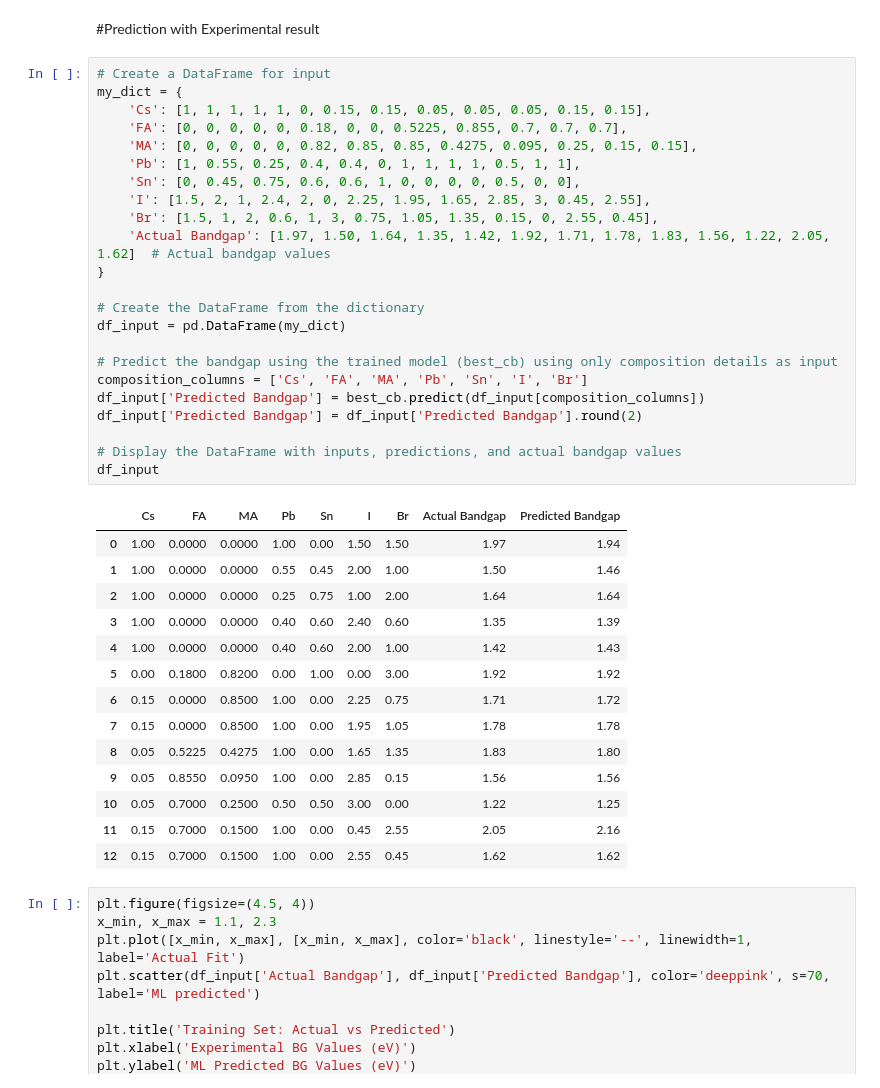
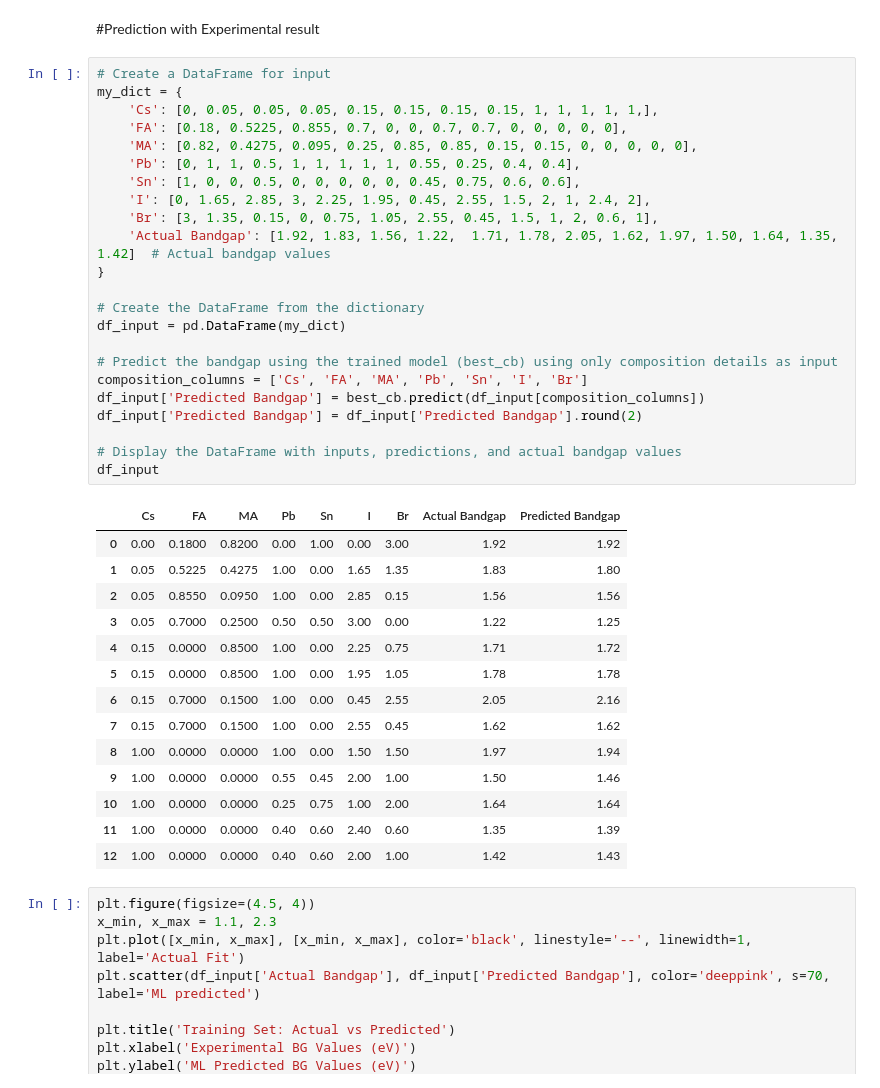
Before and after one commit to gongjiawei105/analysis, a Jupyter notebook: 3_CB_model.ipynb, the cells around one changed output. Drawn from its saved outputs; the diff is of its cells as text.

```diff
--- a/3_CB_model.ipynb
+++ b/3_CB_model.ipynb
@@ -125,41 +125,41 @@ RMSE on Test Set: 0.054377358496528715
 # %%
 # Create a DataFrame for input
 my_dict = {
-    'Cs': [1, 1, 1, 1, 1, 0, 0.15, 0.15, 0.05, 0.05, 0.05, 0.15, 0.15],
-    'FA': [0, 0, 0, 0, 0, 0.18, 0, 0, 0.5225, 0.855, 0.7, 0.7, 0.7],
-    'MA': [0, 0, 0, 0, 0, 0.82, 0.85, 0.85, 0.4275, 0.095, 0.25, 0.15, 0.15],
-    'Pb': [1, 0.55, 0.25, 0.4, 0.4, 0, 1, 1, 1, 1, 0.5, 1, 1],
-    'Sn': [0, 0.45, 0.75, 0.6, 0.6, 1, 0, 0, 0, 0, 0.5, 0, 0],
-    'I': [1.5, 2, 1, 2.4, 2, 0, 2.25, 1.95, 1.65, 2.85, 3, 0.45, 2.55],
-    'Br': [1.5, 1, 2, 0.6, 1, 3, 0.75, 1.05, 1.35, 0.15, 0, 2.55, 0.45],
-    'Actual Bandgap': [1.97, 1.50, 1.64, 1.35, 1.42, 1.92, 1.71, 1.78, 1.83, 1.56, 1.22, 2.05, 1.62]  # Actual bandgap values
+    'Cs': [0, 0.05, 0.05, 0.05, 0.15, 0.15, 0.15, 0.15, 1, 1, 1, 1, 1,],
+    'FA': [0.18, 0.5225, 0.855, 0.7, 0, 0, 0.7, 0.7, 0, 0, 0, 0, 0],
+    'MA': [0.82, 0.4275, 0.095, 0.25, 0.85, 0.85, 0.15, 0.15, 0, 0, 0, 0, 0],
+    'Pb': [0, 1, 1, 0.5, 1, 1, 1, 1, 1, 0.55, 0.25, 0.4, 0.4],
+    'Sn': [1, 0, 0, 0.5, 0, 0, 0, 0, 0, 0.45, 0.75, 0.6, 0.6],
+    'I': [0, 1.65, 2.85, 3, 2.25, 1.95, 0.45, 2.55, 1.5, 2, 1, 2.4, 2],
+    'Br': [3, 1.35, 0.15, 0, 0.75, 1.05, 2.55, 0.45, 1.5, 1, 2, 0.6, 1],
+    'Actual Bandgap': [1.92, 1.83, 1.56, 1.22,  1.71, 1.78, 2.05, 1.62, 1.97, 1.50, 1.64, 1.35, 1.42]  # Actual bandgap values
 }
 
 # Create the DataFrame from the dictionary
 df_input = pd.DataFrame(my_dict)
 
 # Predict the bandgap using the trained model (best_cb) using only composition details as input
 composition_columns = ['Cs', 'FA', 'MA', 'Pb', 'Sn', 'I', 'Br']
 df_input['Predicted Bandgap'] = best_cb.predict(df_input[composition_columns])
 df_input['Predicted Bandgap'] = df_input['Predicted Bandgap'].round(2)
 
 # Display the DataFrame with inputs, predictions, and actual bandgap values
 df_input
 # %% [output]
 |  | Cs | FA | MA | Pb | Sn | I | Br | Actual Bandgap | Predicted Bandgap |
-| 0 | 1.00 | 0.0000 | 0.0000 | 1.00 | 0.00 | 1.50 | 1.50 | 1.97 | 1.94 |
-| 1 | 1.00 | 0.0000 | 0.0000 | 0.55 | 0.45 | 2.00 | 1.00 | 1.50 | 1.46 |
-| 2 | 1.00 | 0.0000 | 0.0000 | 0.25 | 0.75 | 1.00 | 2.00 | 1.64 | 1.64 |
-| 3 | 1.00 | 0.0000 | 0.0000 | 0.40 | 0.60 | 2.40 | 0.60 | 1.35 | 1.39 |
-| 4 | 1.00 | 0.0000 | 0.0000 | 0.40 | 0.60 | 2.00 | 1.00 | 1.42 | 1.43 |
-| 5 | 0.00 | 0.1800 | 0.8200 | 0.00 | 1.00 | 0.00 | 3.00 | 1.92 | 1.92 |
-| 6 | 0.15 | 0.0000 | 0.8500 | 1.00 | 0.00 | 2.25 | 0.75 | 1.71 | 1.72 |
-| 7 | 0.15 | 0.0000 | 0.8500 | 1.00 | 0.00 | 1.95 | 1.05 | 1.78 | 1.78 |
-| 8 | 0.05 | 0.5225 | 0.4275 | 1.00 | 0.00 | 1.65 | 1.35 | 1.83 | 1.80 |
-| 9 | 0.05 | 0.8550 | 0.0950 | 1.00 | 0.00 | 2.85 | 0.15 | 1.56 | 1.56 |
-| 10 | 0.05 | 0.7000 | 0.2500 | 0.50 | 0.50 | 3.00 | 0.00 | 1.22 | 1.25 |
-| 11 | 0.15 | 0.7000 | 0.1500 | 1.00 | 0.00 | 0.45 | 2.55 | 2.05 | 2.16 |
-| 12 | 0.15 | 0.7000 | 0.1500 | 1.00 | 0.00 | 2.55 | 0.45 | 1.62 | 1.62 |
+| 0 | 0.00 | 0.1800 | 0.8200 | 0.00 | 1.00 | 0.00 | 3.00 | 1.92 | 1.92 |
+| 1 | 0.05 | 0.5225 | 0.4275 | 1.00 | 0.00 | 1.65 | 1.35 | 1.83 | 1.80 |
+| 2 | 0.05 | 0.8550 | 0.0950 | 1.00 | 0.00 | 2.85 | 0.15 | 1.56 | 1.56 |
+| 3 | 0.05 | 0.7000 | 0.2500 | 0.50 | 0.50 | 3.00 | 0.00 | 1.22 | 1.25 |
+| 4 | 0.15 | 0.0000 | 0.8500 | 1.00 | 0.00 | 2.25 | 0.75 | 1.71 | 1.72 |
+| 5 | 0.15 | 0.0000 | 0.8500 | 1.00 | 0.00 | 1.95 | 1.05 | 1.78 | 1.78 |
+| 6 | 0.15 | 0.7000 | 0.1500 | 1.00 | 0.00 | 0.45 | 2.55 | 2.05 | 2.16 |
+| 7 | 0.15 | 0.7000 | 0.1500 | 1.00 | 0.00 | 2.55 | 0.45 | 1.62 | 1.62 |
+| 8 | 1.00 | 0.0000 | 0.0000 | 1.00 | 0.00 | 1.50 | 1.50 | 1.97 | 1.94 |
+| 9 | 1.00 | 0.0000 | 0.0000 | 0.55 | 0.45 | 2.00 | 1.00 | 1.50 | 1.46 |
+| 10 | 1.00 | 0.0000 | 0.0000 | 0.25 | 0.75 | 1.00 | 2.00 | 1.64 | 1.64 |
+| 11 | 1.00 | 0.0000 | 0.0000 | 0.40 | 0.60 | 2.40 | 0.60 | 1.35 | 1.39 |
+| 12 | 1.00 | 0.0000 | 0.0000 | 0.40 | 0.60 | 2.00 | 1.00 | 1.42 | 1.43 |
 # %%
 plt.figure(figsize=(4.5, 4))
 x_min, x_max = 1.1, 2.3
```
Also changed, not shown: parts of 2 cells of this notebook.
